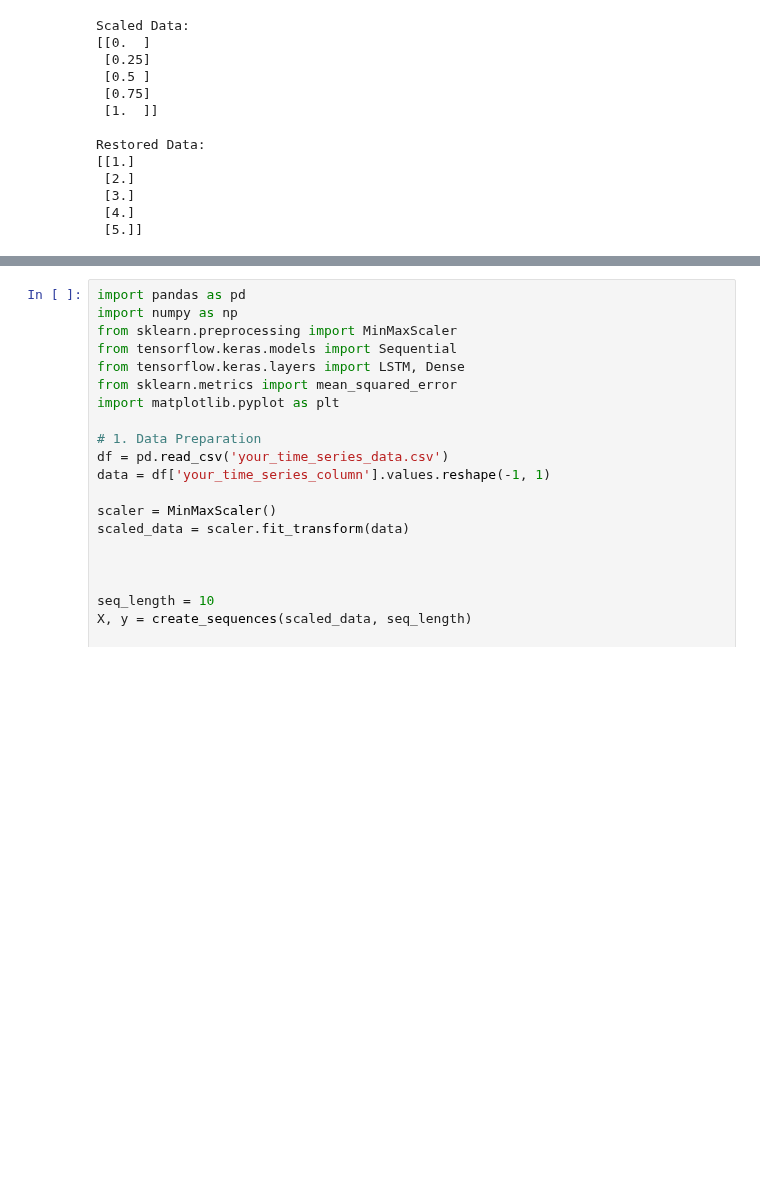
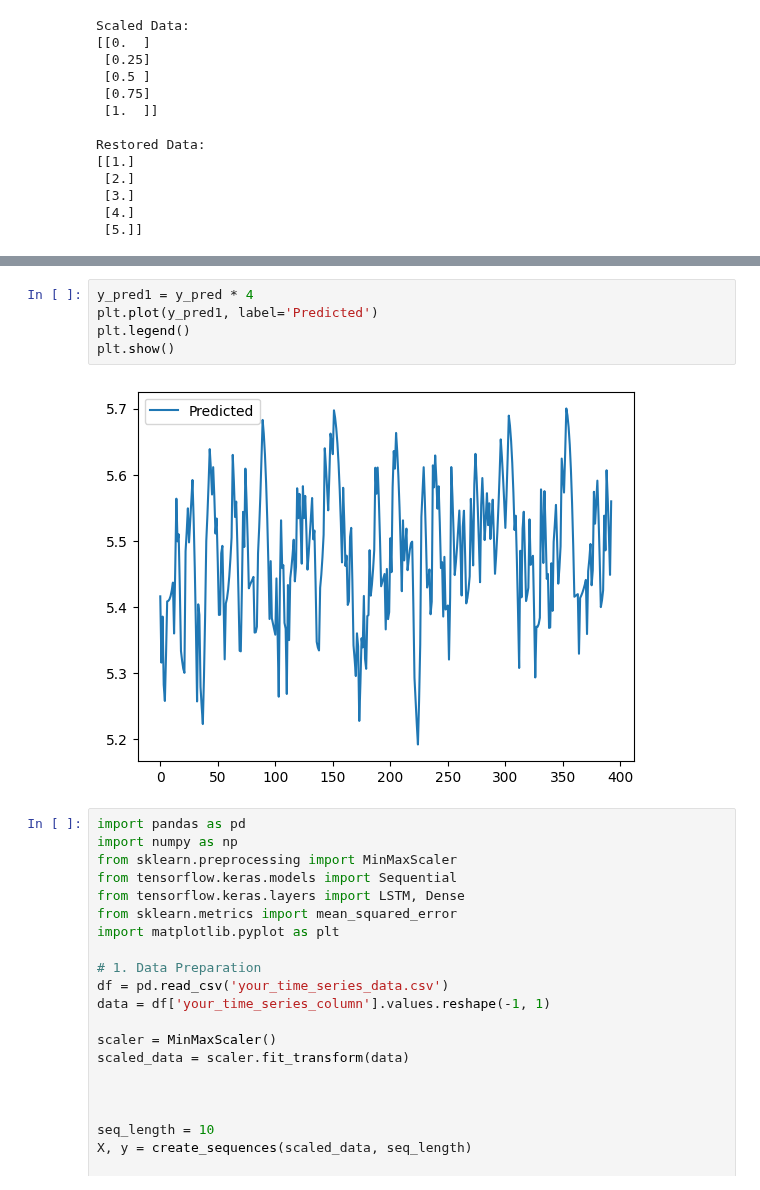
Before and after one commit to swhors/LSTM_Analyze, a Jupyter notebook: foresttrans/SimpleLSTM.ipynb, the cells around one changed output, grey strips where cells are left out. Saved outputs shown, nothing was run; the diff lists cells and outputs as text; blank space fills up the shorter version.

```diff
--- a/foresttrans/SimpleLSTM.ipynb
+++ b/foresttrans/SimpleLSTM.ipynb
@@ -226,3 +247,10 @@ Mean Squared Error: 1.1910669975186103
+# %%
+y_pred1 = y_pred * 4
+plt.plot(y_pred1, label='Predicted')
+plt.legend()
+plt.show()
+# %% [output]
+[figure, added]
 # %%
 import pandas as pd
 import numpy as np
```
Also changed, not shown: parts of 2 cells of this notebook, 1 other file.
